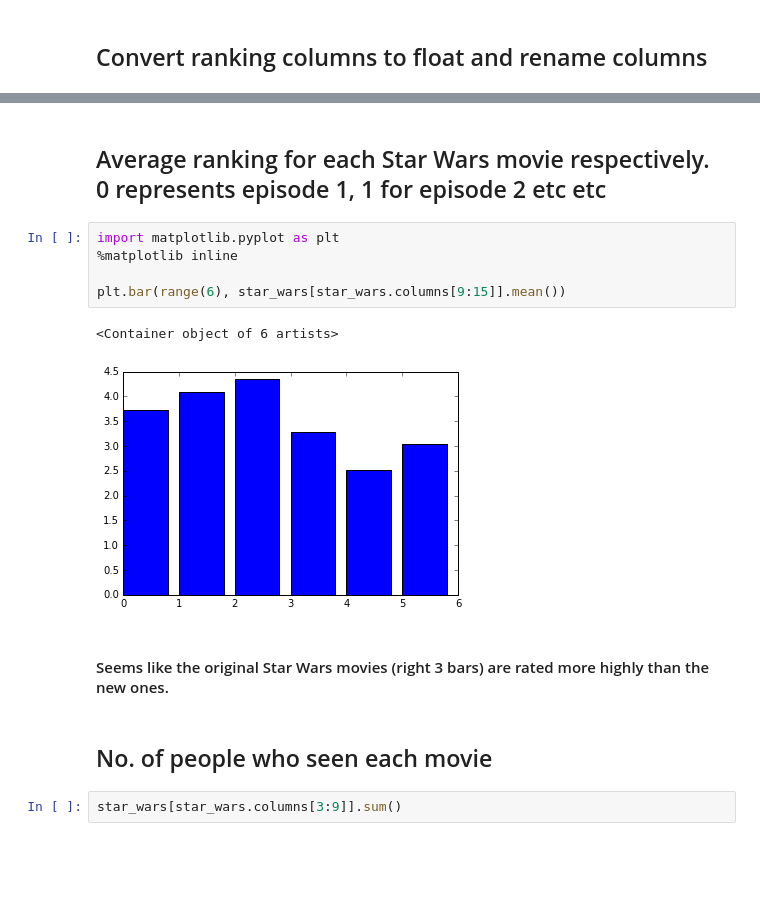
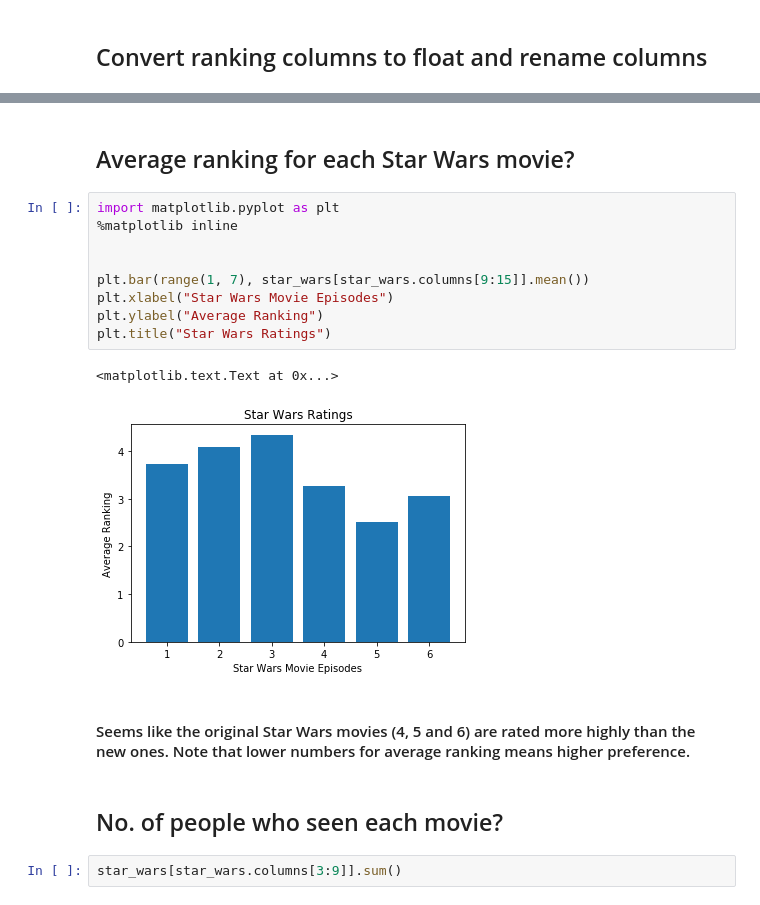
Before and after one commit to brandonongnz/star_wars_survey, a Jupyter notebook: star_wars_survey.ipynb, the cells around one changed output, grey strips where cells are left out. Drawn from its saved outputs; the diff is of its cells as text; blank space fills up the shorter version.

```diff
--- a/star_wars_survey.ipynb
+++ b/star_wars_survey.ipynb
@@ -174,17 +163,21 @@ dtype: float64
 # %% [markdown]
-## Average ranking for each Star Wars movie respectively. 0 represents episode 1, 1 for episode 2 etc etc
+## Average ranking for each Star Wars movie?
 # %%
 import matplotlib.pyplot as plt
 %matplotlib inline
 
-plt.bar(range(6), star_wars[star_wars.columns[9:15]].mean())
+
+plt.bar(range(1, 7), star_wars[star_wars.columns[9:15]].mean())
+plt.xlabel("Star Wars Movie Episodes")
+plt.ylabel("Average Ranking")
+plt.title("Star Wars Ratings")
 # %% [output]
-<Container object of 6 artists>
+<matplotlib.text.Text at 0x...>
-[figure, old version]
+[figure, new version]
 # %% [markdown]
-#### Seems like the original Star Wars movies (right 3 bars) are rated more highly than the new ones.
+#### Seems like the original Star Wars movies (4, 5 and 6) are rated more highly than the new ones. Note that lower numbers for average ranking means higher preference.
 # %% [markdown]
-## No. of people who seen each movie
+## No. of people who seen each movie?
 # %%
 star_wars[star_wars.columns[3:9]].sum()
 # %% [output]
```
Also changed, not shown: parts of 22 cells of this notebook.
